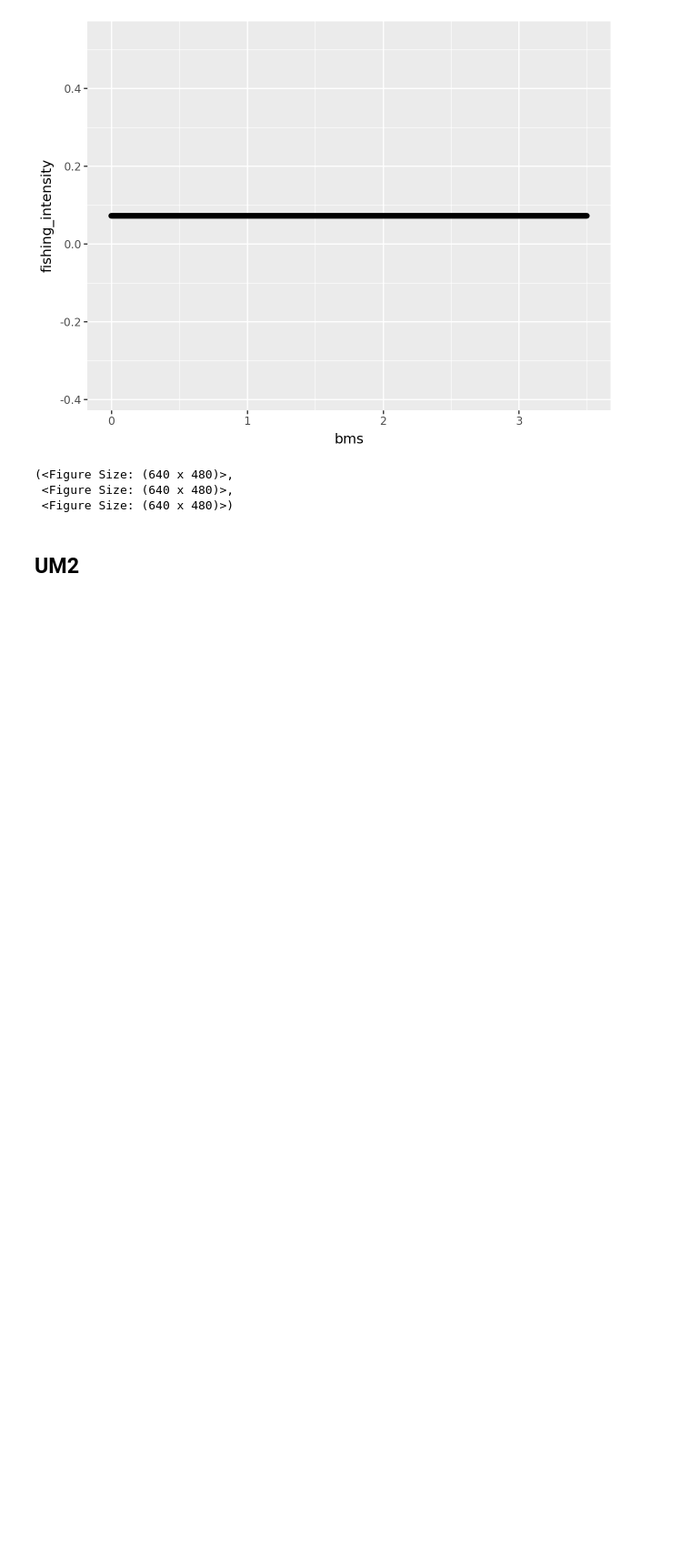
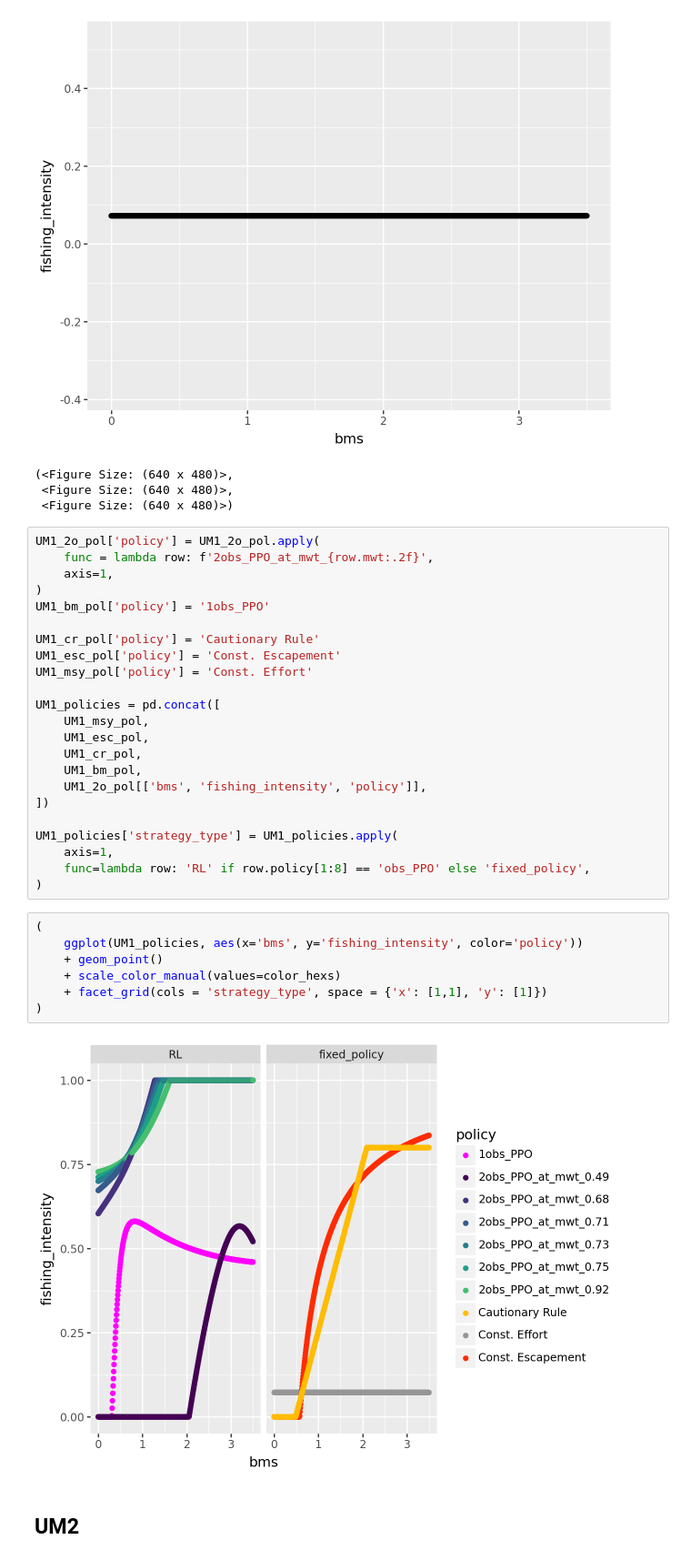
Before and after one commit to boettiger-lab/rl4fisheries, a Jupyter notebook: notebooks/for_results/3_policy_plots.ipynb, the cells around one changed output. Shown at 91% size. Saved outputs shown, nothing was run; the diff lists cells and outputs as text; blank space fills up the shorter version.

```diff
--- a/notebooks/for_results/3_policy_plots.ipynb
+++ b/notebooks/for_results/3_policy_plots.ipynb
@@ -279,6 +563,38 @@ UM1_msy_pol = pd.DataFrame(get_bms_policy(
 (<Figure Size: (640 x 480)>,
  <Figure Size: (640 x 480)>,
  <Figure Size: (640 x 480)>)
+# %%
+UM1_2o_pol['policy'] = UM1_2o_pol.apply(
+    func = lambda row: f'2obs_PPO_at_mwt_{row.mwt:.2f}',
+    axis=1,
+)
+UM1_bm_pol['policy'] = '1obs_PPO'
+
+UM1_cr_pol['policy'] = 'Cautionary Rule'
+UM1_esc_pol['policy'] = 'Const. Escapement'
+UM1_msy_pol['policy'] = 'Const. Effort'
+
+UM1_policies = pd.concat([
+    UM1_msy_pol,
+    UM1_esc_pol,
+    UM1_cr_pol,
+    UM1_bm_pol,
+    UM1_2o_pol[['bms', 'fishing_intensity', 'policy']],
+])
+
+UM1_policies['strategy_type'] = UM1_policies.apply(
+    axis=1,
+    func=lambda row: 'RL' if row.policy[1:8] == 'obs_PPO' else 'fixed_policy',
+)
+# %%
+(
+    ggplot(UM1_policies, aes(x='bms', y='fishing_intensity', color='policy'))
+    + geom_point()
+    + scale_color_manual(values=color_hexs)
+    + facet_grid(cols = 'strategy_type', space = {'x': [1,1], 'y': [1]})
+)
+# %% [output]
+[figure, added]
 # %% [markdown]
 ## UM2
 # %%
```
Also changed, not shown: parts of 14 cells of this notebook.
